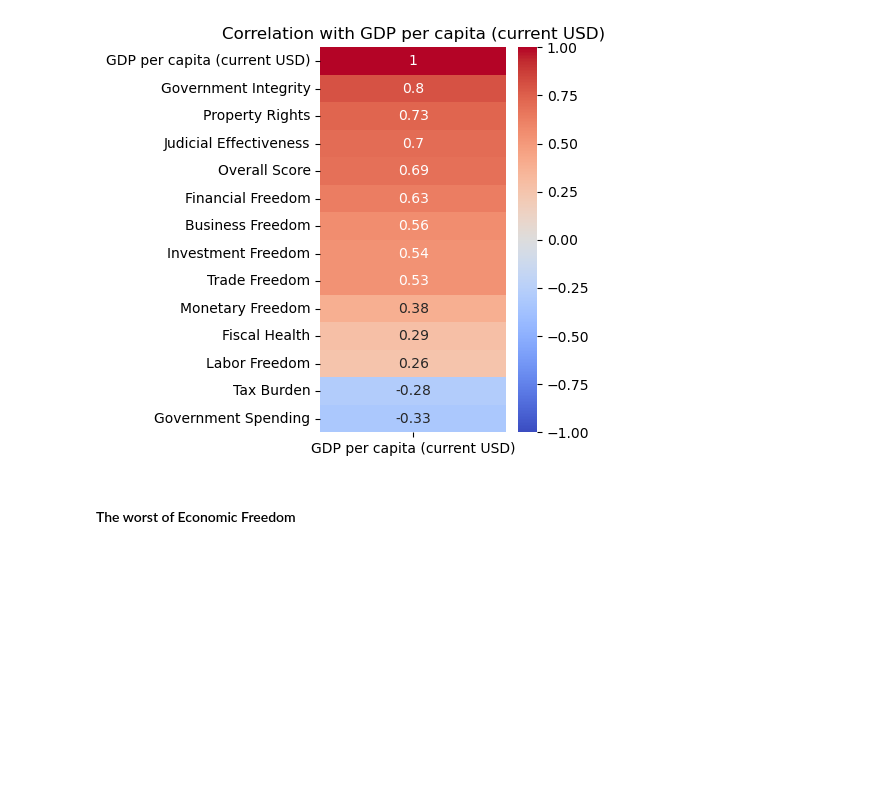
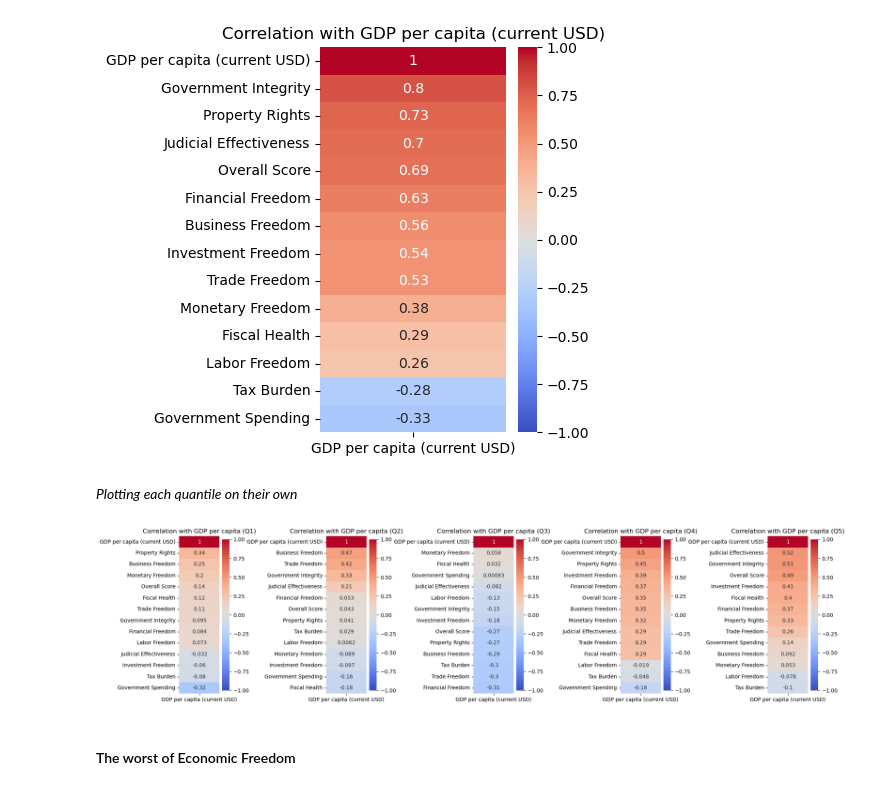
Before and after one commit to GustavoSept/Economic_Freedom_Analysis, a Jupyter notebook: Python_Data Analysis/02_EDA_01_SimplePlots.ipynb, the cells around one changed output. Cells and saved outputs as stored; diff of their text form; code cells hidden in the pictures; blank space fills up the shorter version.

```diff
--- a/Python_Data Analysis/02_EDA_01_SimplePlots.ipynb
+++ b/Python_Data Analysis/02_EDA_01_SimplePlots.ipynb
@@ -56,6 +92,36 @@ plt.title("Correlation with GDP per capita (current USD)")
 plt.show()
 # %% [output]
 [figure]
+# %% [markdown]
+_Plotting each quantile on their own_
+# %%
+# Assuming you have df_2019 loaded and available
+quintiles = ['Q1', 'Q2', 'Q3', 'Q4', 'Q5']
+
+# Set up the figure with subplots
+fig, axes = plt.subplots(1, len(quintiles), figsize=(4 * len(quintiles), 5))
+
+for idx, quintile in enumerate(quintiles):
+    # Filter the dataframe by quintile
+    df_quintile = df_2019[df_2019['Country Quintile'] == quintile]
+
+    # Compute the correlation matrix for this quintile
+    corr_matrix = df_quintile[X + ['GDP per capita (current USD)']].corr()
+    gdp_corr = corr_matrix[['GDP per capita (current USD)']]
+
+    # Plot the heatmap on the respective axis
+    sns.heatmap(gdp_corr.sort_values(by='GDP per capita (current USD)', ascending=False),
+                vmin=-1,
+                vmax=1,
+                annot=True,
+                cmap='coolwarm',
+                ax=axes[idx])
+    axes[idx].set_title(f"Correlation with GDP per capita ({quintile})")
+
+plt.tight_layout()
+plt.show()
+# %% [output]
+[figure, added]
 # %% [markdown]
 #### The worst of Economic Freedom
 # %%
```
Also changed, not shown: parts of 10 cells of this notebook.
